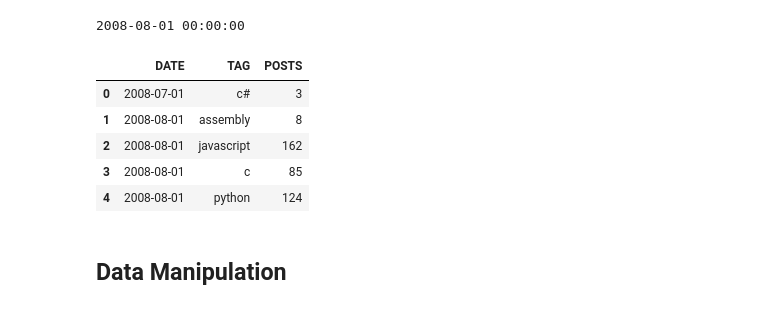
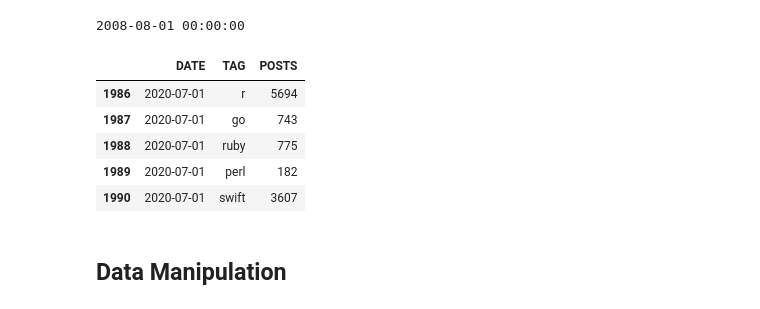
Before and after one commit to Joe4i/Data-Science, a Jupyter notebook: Programming_Languages_(start).ipynb, the cells around one changed output. Drawn from its saved outputs; the diff is of its cells as text; code cells hidden in the pictures.

```diff
--- a/Programming_Languages_(start).ipynb
+++ b/Programming_Languages_(start).ipynb
@@ -121,14 +121,14 @@ print(pd.to_datetime(df.DATE[1]))
 2008-08-01 00:00:00
 # %%
 df.DATE = pd.to_datetime(df.DATE)
-df.head()
+df.tail()
 # %% [output]
 |  | DATE | TAG | POSTS |
-| 0 | 2008-07-01 | c# | 3 |
-| 1 | 2008-08-01 | assembly | 8 |
-| 2 | 2008-08-01 | javascript | 162 |
-| 3 | 2008-08-01 | c | 85 |
-| 4 | 2008-08-01 | python | 124 |
+| 1986 | 2020-07-01 | r | 5694 |
+| 1987 | 2020-07-01 | go | 743 |
+| 1988 | 2020-07-01 | ruby | 775 |
+| 1989 | 2020-07-01 | perl | 182 |
+| 1990 | 2020-07-01 | swift | 3607 |
 # %% [markdown]
 ## Data Manipulation
 # %%
```
Also changed, not shown: parts of 13 cells of this notebook.
